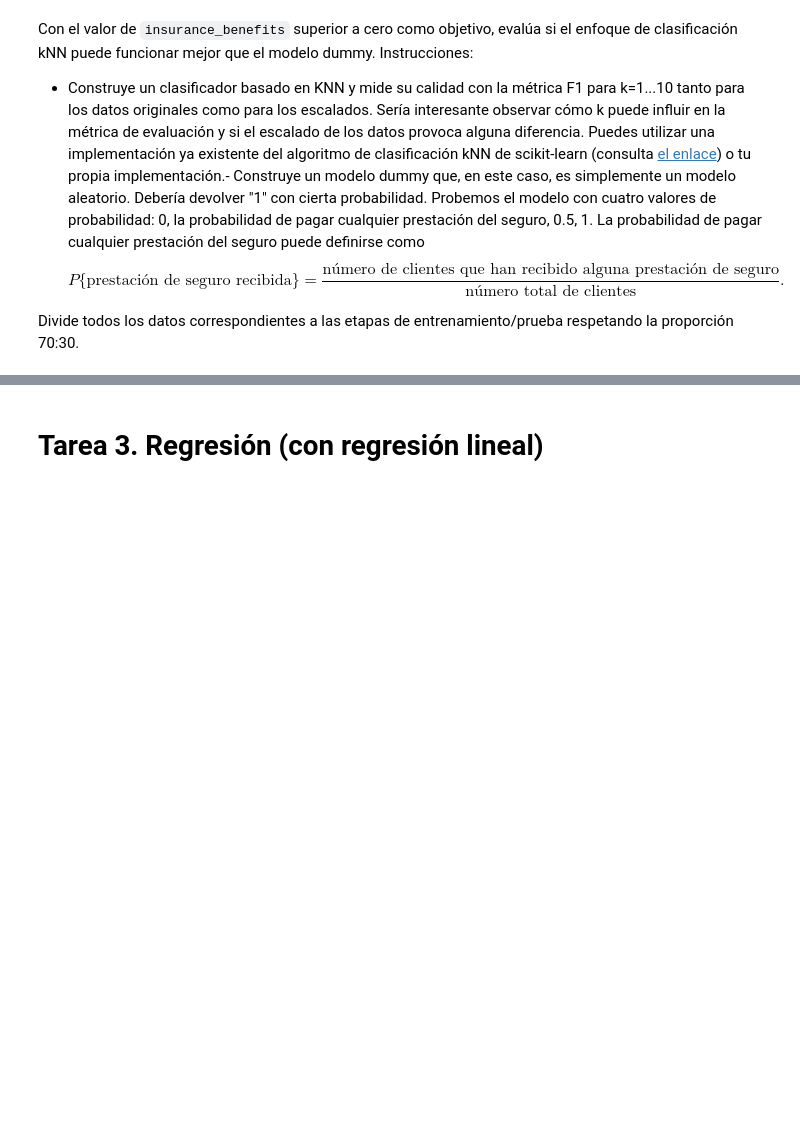
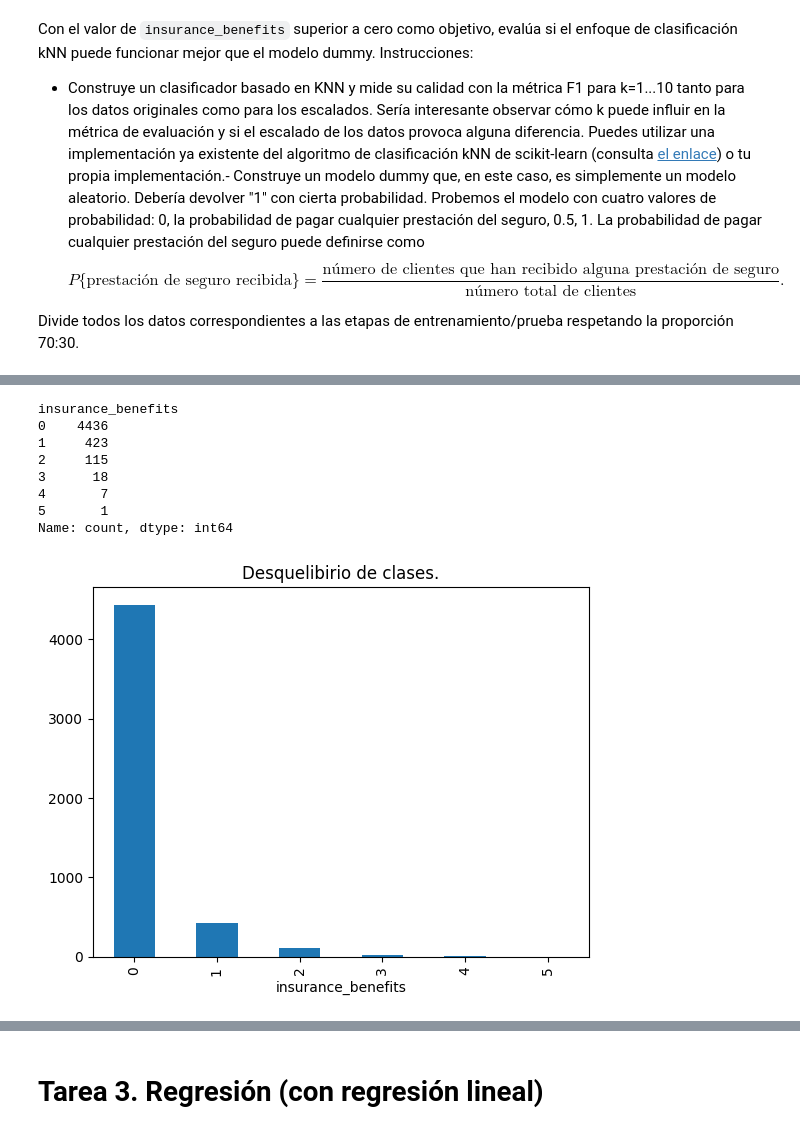
Before and after one commit to Car27VeP/SureTomorrow-ML-Solutions, a Jupyter notebook: p_11.ipynb, the cells around one changed output, grey strips where cells are left out. Saved outputs shown, nothing was run; the diff lists cells and outputs as text; code cells hidden in the pictures; blank space fills up the shorter version.

```diff
--- a/p_11.ipynb
+++ b/p_11.ipynb
@@ -303,4 +296,4 @@ $$
 Divide todos los datos correspondientes a las etapas de entrenamiento/prueba respetando la proporción 70:30.
 # %%
 # сalcula el objetivo
-df['insurance_benefits_received'] = #<tu código aquí>
+df['insurance_benefits_received'] = df['insurance_benefits'].sum() / len(df)
@@ -307,4 +346,17 @@ df['insurance_benefits_received'] = #<tu código aquí>
 # %%
 # comprueba el desequilibrio de clases con value_counts()
 
 # <tu código aquí>
+print(df['insurance_benefits'].value_counts())
+df['insurance_benefits'].value_counts().plot(kind='bar',title='Desquelibirio de clases.')
+plt.show()
+# %% [output]
+insurance_benefits
+0    4436
+1     423
+2     115
+3      18
+4       7
+5       1
+Name: count, dtype: int64
+[figure, added]
```
Also changed, not shown: parts of 14 cells of this notebook.
